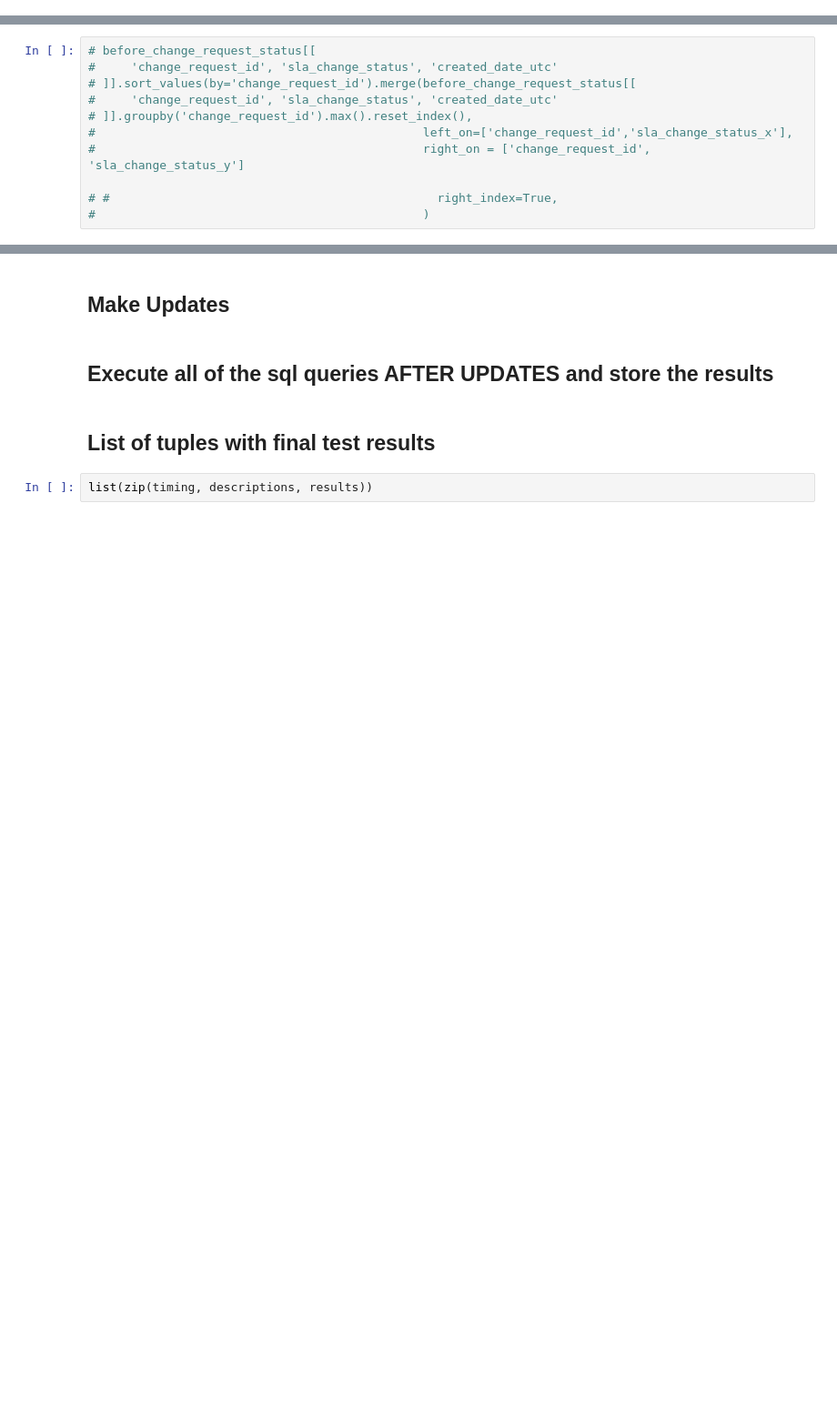
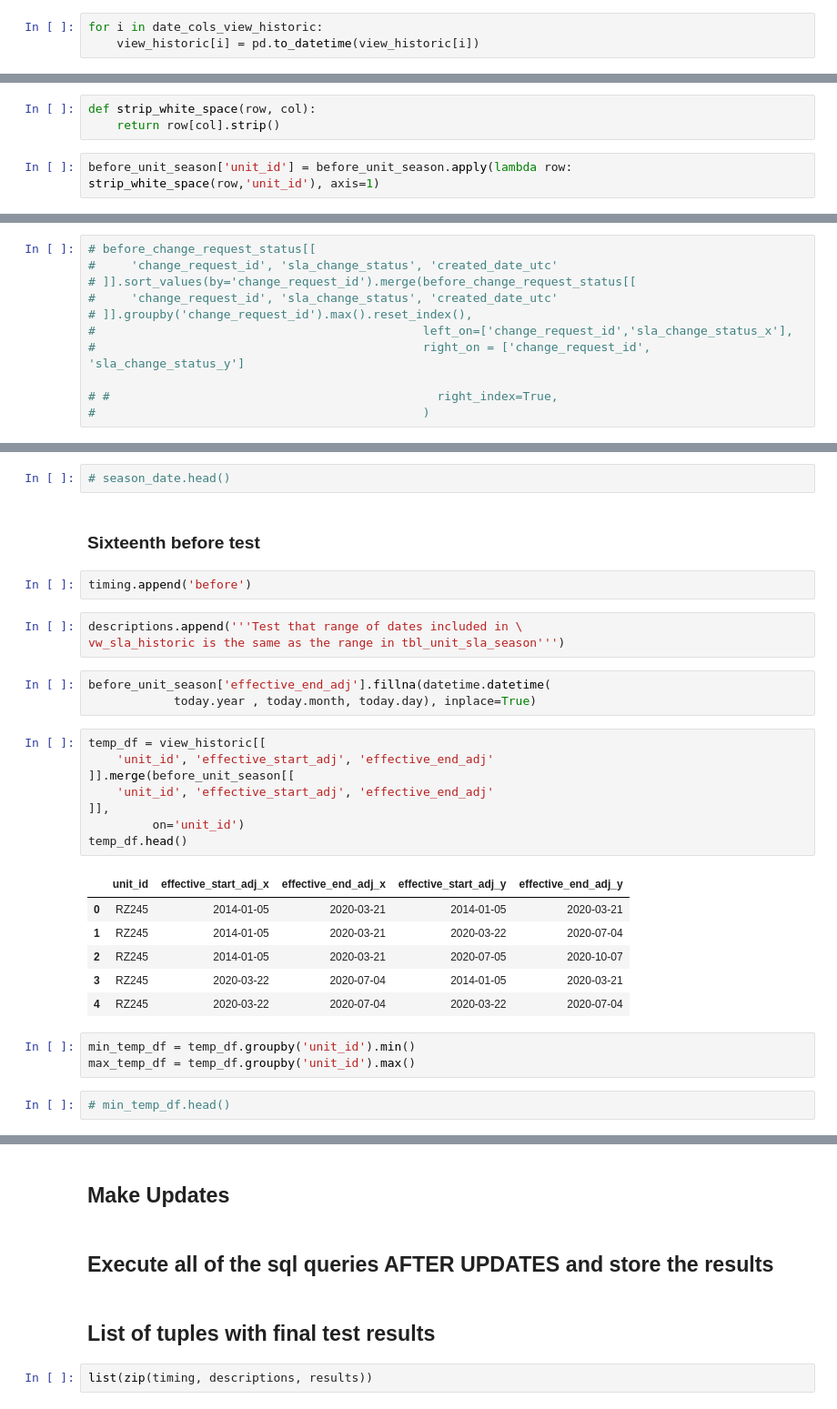
Before and after one commit to NYC-Parks/SLADB, a Jupyter notebook: testing/test_change_requests.ipynb, the cells around one changed output, grey strips where cells are left out. Shown at 91% size. Cells and saved outputs as stored; diff of their text form; blank space fills up the shorter version.

```diff
--- a/testing/test_change_requests.ipynb
+++ b/testing/test_change_requests.ipynb
@@ -162,0 +84,3 @@ results = []
+# %%
+for i in date_cols_view_historic:
+    view_historic[i] = pd.to_datetime(view_historic[i])
@@ -163 +206,6 @@ results = []
+# %%
+def strip_white_space(row, col):
+    return row[col].strip()
+# %%
+before_unit_season['unit_id'] = before_unit_season.apply(lambda row: strip_white_space(row,'unit_id'), axis=1)
 # %% [markdown]
@@ -648,0 +702,32 @@ len(before_change_request)
+# %%
+# season_date.head()
+# %% [markdown]
+### Sixteenth before test
+# %%
+timing.append('before')
+# %%
+descriptions.append('''Test that range of dates included in \
+vw_sla_historic is the same as the range in tbl_unit_sla_season''')
+# %%
+before_unit_season['effective_end_adj'].fillna(datetime.datetime(
+            today.year , today.month, today.day), inplace=True)
+# %%
+temp_df = view_historic[[
+    'unit_id', 'effective_start_adj', 'effective_end_adj'
+]].merge(before_unit_season[[
+    'unit_id', 'effective_start_adj', 'effective_end_adj'
+]],
+         on='unit_id')
+temp_df.head()
+# %% [output]
+|  | unit_id | effective_start_adj_x | effective_end_adj_x | effective_start_adj_y | effective_end_adj_y |
+| 0 | RZ245 | 2014-01-05 | 2020-03-21 | 2014-01-05 | 2020-03-21 |
+| 1 | RZ245 | 2014-01-05 | 2020-03-21 | 2020-03-22 | 2020-07-04 |
+| 2 | RZ245 | 2014-01-05 | 2020-03-21 | 2020-07-05 | 2020-10-07 |
+| 3 | RZ245 | 2020-03-22 | 2020-07-04 | 2014-01-05 | 2020-03-21 |
+| 4 | RZ245 | 2020-03-22 | 2020-07-04 | 2020-03-22 | 2020-07-04 |
+# %%
+min_temp_df = temp_df.groupby('unit_id').min()
+max_temp_df = temp_df.groupby('unit_id').max()
+# %%
+# min_temp_df.head()
```
Also changed, not shown: parts of 141 cells of this notebook.
